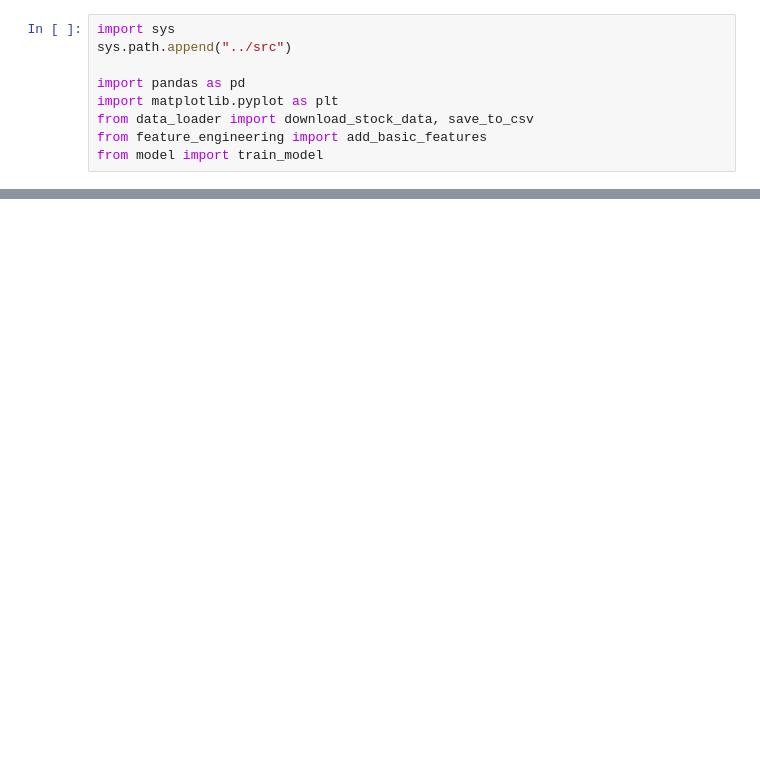
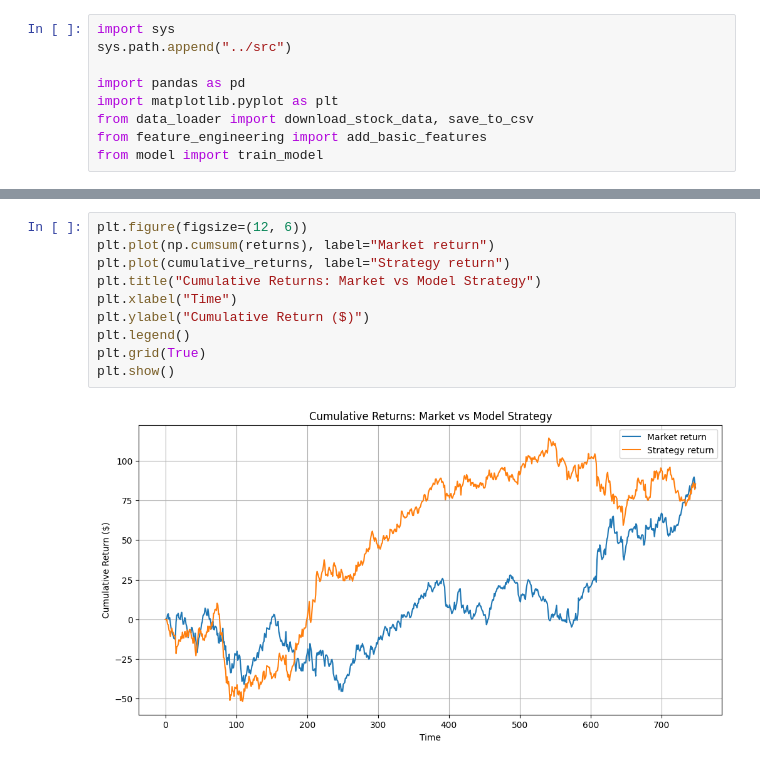
Before and after one commit to sqerbo01/stock-price-forecasting, a Jupyter notebook: notebooks/01_baseline_forecasting.ipynb, the cells around one changed output, grey strips where cells are left out. Drawn from its saved outputs; the diff is of its cells as text; blank space fills up the shorter version.

```diff
--- a/notebooks/01_baseline_forecasting.ipynb
+++ b/notebooks/01_baseline_forecasting.ipynb
@@ -52,0 +91,12 @@ plt.show()
+# %%
+plt.figure(figsize=(12, 6))
+plt.plot(np.cumsum(returns), label="Market return")
+plt.plot(cumulative_returns, label="Strategy return")
+plt.title("Cumulative Returns: Market vs Model Strategy")
+plt.xlabel("Time")
+plt.ylabel("Cumulative Return ($)")
+plt.legend()
+plt.grid(True)
+plt.show()
+# %% [output]
+[figure, added]
```
Also changed, not shown: parts of 11 cells of this notebook, 2 other files.
